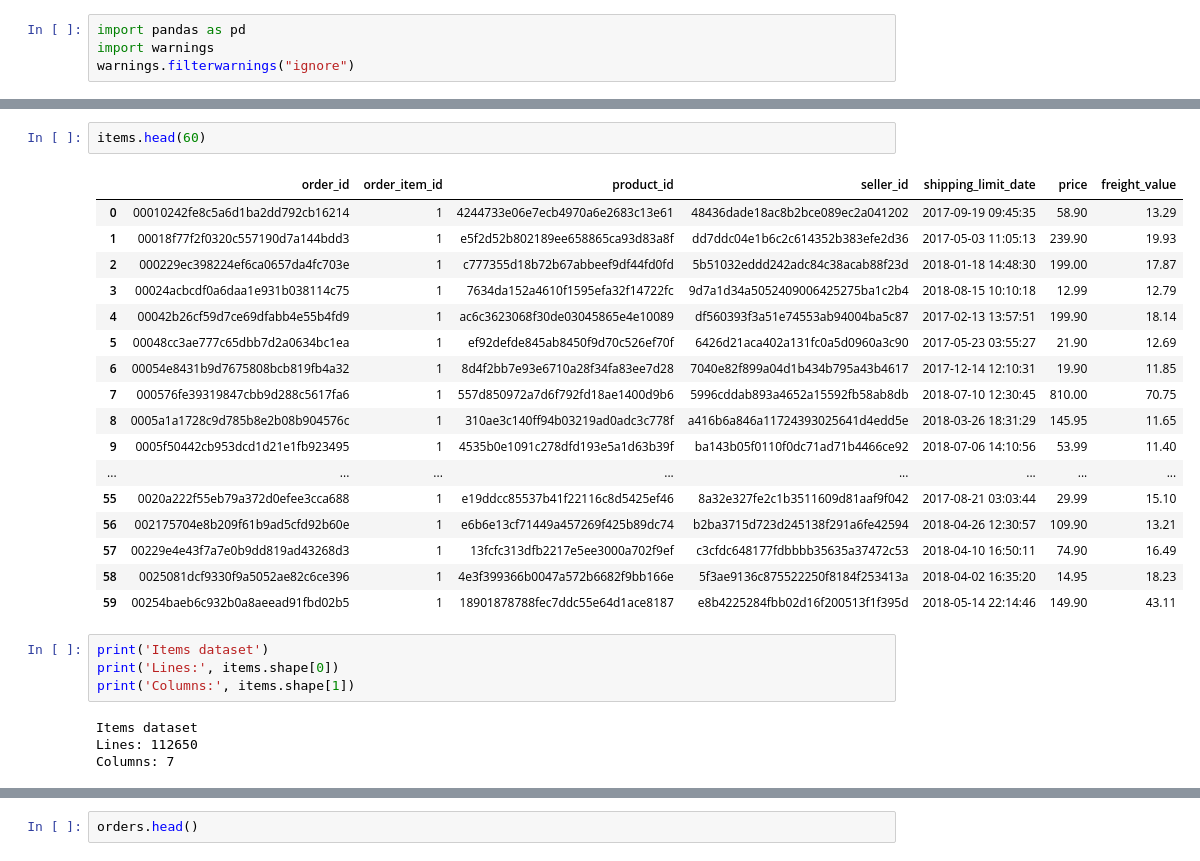
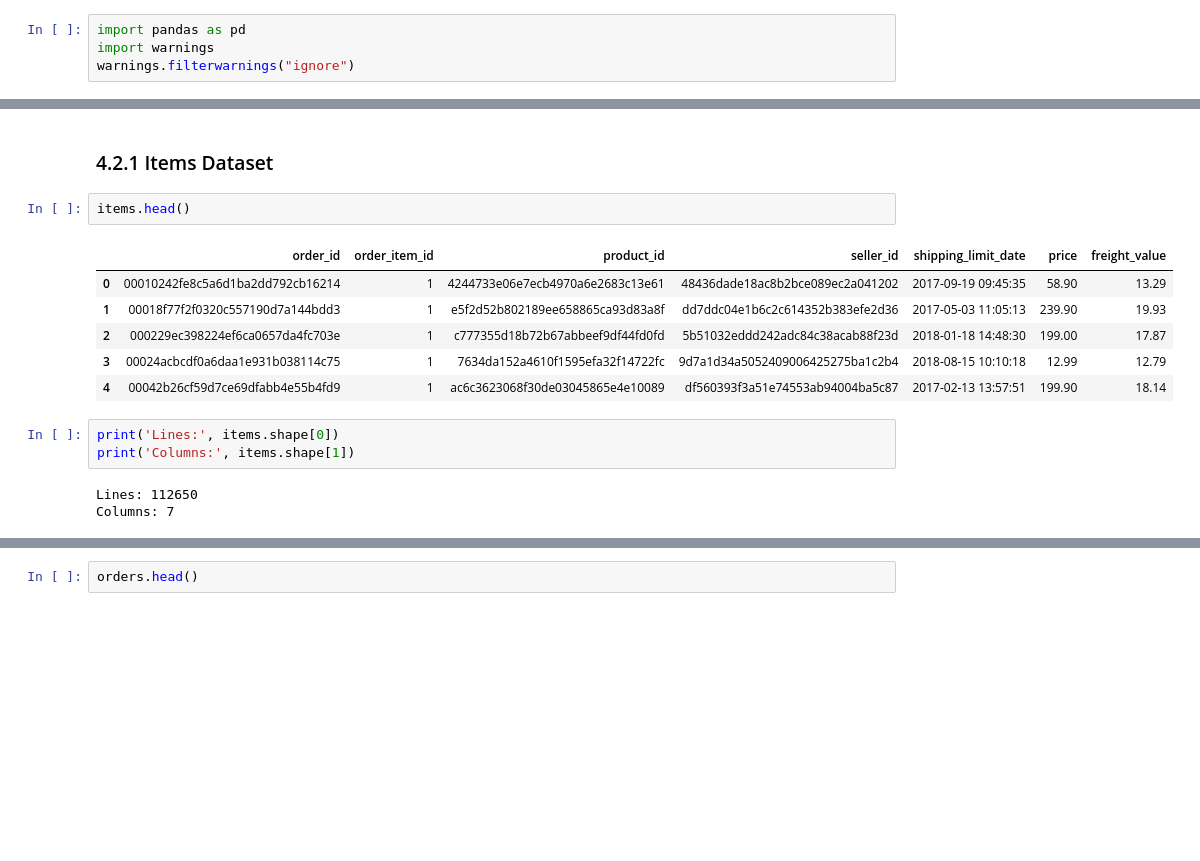
Before and after one commit to maralosil/network-science, a Jupyter notebook: olist/brazil_sales_marketplace_olist.ipynb, the cells around one changed output, grey strips where cells are left out. Saved outputs shown, nothing was run; the diff lists cells and outputs as text; blank space fills up the shorter version.

```diff
--- a/olist/brazil_sales_marketplace_olist.ipynb
+++ b/olist/brazil_sales_marketplace_olist.ipynb
@@ -68,28 +47,17 @@ items[items.order_id == '8272b63d03f5f79c56e9e4120aec44ef']
+# %% [markdown]
+### 4.2.1 Items Dataset
 # %%
-items.head(60)
+items.head()
 # %% [output]
 |  | order_id | order_item_id | product_id | seller_id | shipping_limit_date | price | freight_value |
 | 0 | 00010242fe8c5a6d1ba2dd792cb16214 | 1 | 4244733e06e7ecb4970a6e2683c13e61 | 48436dade18ac8b2bce089ec2a041202 | 2017-09-19 09:45:35 | 58.90 | 13.29 |
 | 1 | 00018f77f2f0320c557190d7a144bdd3 | 1 | e5f2d52b802189ee658865ca93d83a8f | dd7ddc04e1b6c2c614352b383efe2d36 | 2017-05-03 11:05:13 | 239.90 | 19.93 |
 | 2 | 000229ec398224ef6ca0657da4fc703e | 1 | c777355d18b72b67abbeef9df44fd0fd | 5b51032eddd242adc84c38acab88f23d | 2018-01-18 14:48:30 | 199.00 | 17.87 |
 | 3 | 00024acbcdf0a6daa1e931b038114c75 | 1 | 7634da152a4610f1595efa32f14722fc | 9d7a1d34a5052409006425275ba1c2b4 | 2018-08-15 10:10:18 | 12.99 | 12.79 |
 | 4 | 00042b26cf59d7ce69dfabb4e55b4fd9 | 1 | ac6c3623068f30de03045865e4e10089 | df560393f3a51e74553ab94004ba5c87 | 2017-02-13 13:57:51 | 199.90 | 18.14 |
-| 5 | 00048cc3ae777c65dbb7d2a0634bc1ea | 1 | ef92defde845ab8450f9d70c526ef70f | 6426d21aca402a131fc0a5d0960a3c90 | 2017-05-23 03:55:27 | 21.90 | 12.69 |
-| 6 | 00054e8431b9d7675808bcb819fb4a32 | 1 | 8d4f2bb7e93e6710a28f34fa83ee7d28 | 7040e82f899a04d1b434b795a43b4617 | 2017-12-14 12:10:31 | 19.90 | 11.85 |
-| 7 | 000576fe39319847cbb9d288c5617fa6 | 1 | 557d850972a7d6f792fd18ae1400d9b6 | 5996cddab893a4652a15592fb58ab8db | 2018-07-10 12:30:45 | 810.00 | 70.75 |
-| 8 | 0005a1a1728c9d785b8e2b08b904576c | 1 | 310ae3c140ff94b03219ad0adc3c778f | a416b6a846a11724393025641d4edd5e | 2018-03-26 18:31:29 | 145.95 | 11.65 |
-| 9 | 0005f50442cb953dcd1d21e1fb923495 | 1 | 4535b0e1091c278dfd193e5a1d63b39f | ba143b05f0110f0dc71ad71b4466ce92 | 2018-07-06 14:10:56 | 53.99 | 11.40 |
-| ... | ... | ... | ... | ... | ... | ... | ... |
-| 55 | 0020a222f55eb79a372d0efee3cca688 | 1 | e19ddcc85537b41f22116c8d5425ef46 | 8a32e327fe2c1b3511609d81aaf9f042 | 2017-08-21 03:03:44 | 29.99 | 15.10 |
-| 56 | 002175704e8b209f61b9ad5cfd92b60e | 1 | e6b6e13cf71449a457269f425b89dc74 | b2ba3715d723d245138f291a6fe42594 | 2018-04-26 12:30:57 | 109.90 | 13.21 |
-| 57 | 00229e4e43f7a7e0b9dd819ad43268d3 | 1 | 13fcfc313dfb2217e5ee3000a702f9ef | c3cfdc648177fdbbbb35635a37472c53 | 2018-04-10 16:50:11 | 74.90 | 16.49 |
-| 58 | 0025081dcf9330f9a5052ae82c6ce396 | 1 | 4e3f399366b0047a572b6682f9bb166e | 5f3ae9136c875522250f8184f253413a | 2018-04-02 16:35:20 | 14.95 | 18.23 |
-| 59 | 00254baeb6c932b0a8aeead91fbd02b5 | 1 | 18901878788fec7ddc55e64d1ace8187 | e8b4225284fbb02d16f200513f1f395d | 2018-05-14 22:14:46 | 149.90 | 43.11 |
 # %%
-print('Items dataset')
 print('Lines:', items.shape[0])
 print('Columns:', items.shape[1])
 # %% [output]
-Items dataset
 Lines: 112650
 Columns: 7
```
Also changed, not shown: parts of 34 cells of this notebook, 24 other files.
